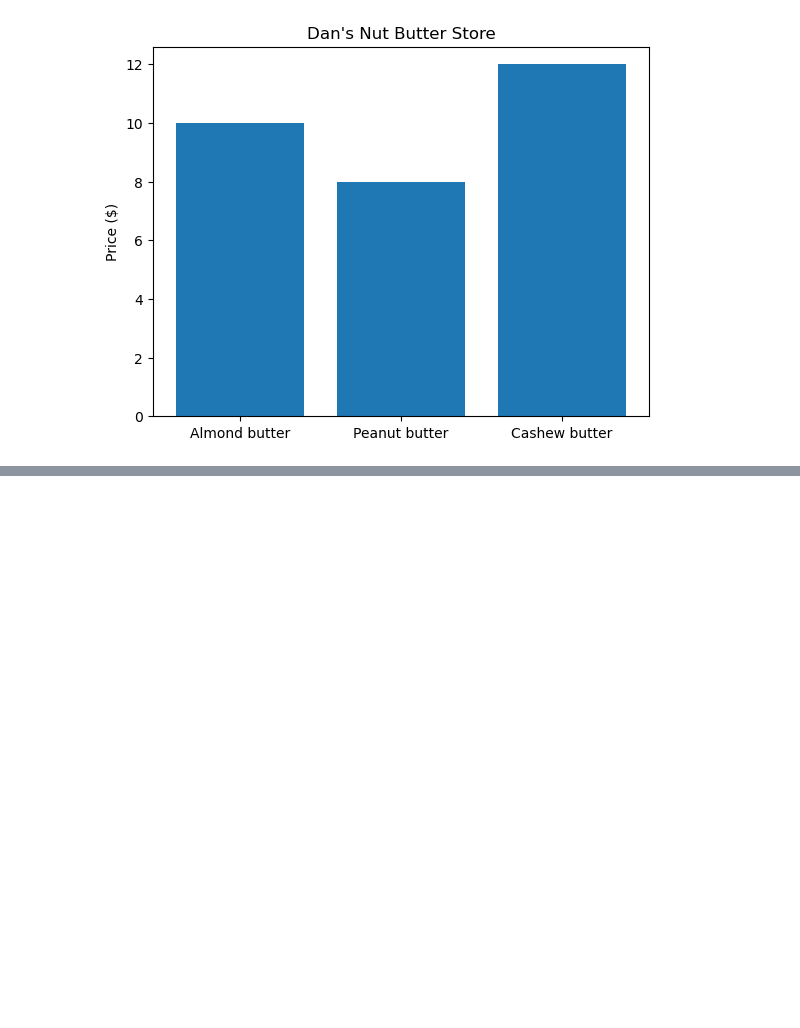
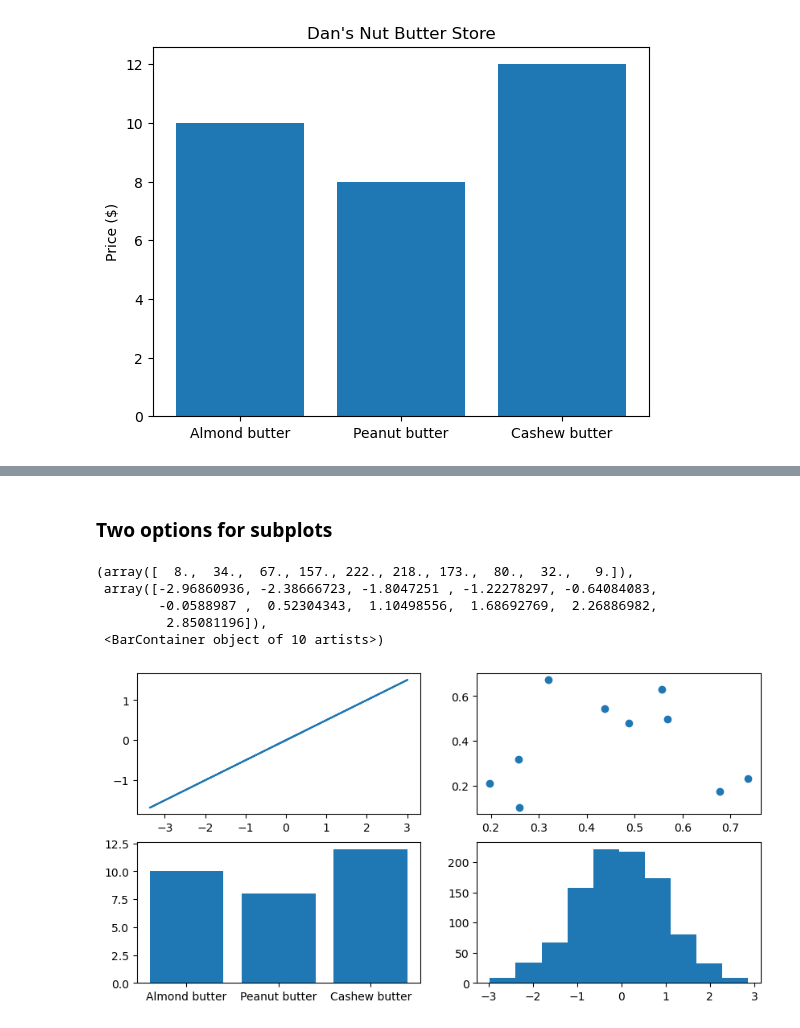
Before and after one commit to kunzaka001/learnML, a Jupyter notebook: intro to matplotlib/Introduction to Matplotlib.ipynb, the cells around one changed output, grey strips where cells are left out. Cells and saved outputs as stored; diff of their text form; code cells hidden in the pictures; blank space fills up the shorter version.

```diff
--- a/intro to matplotlib/Introduction to Matplotlib.ipynb
+++ b/intro to matplotlib/Introduction to Matplotlib.ipynb
@@ -131,0 +145,20 @@ ax.set(title="Dan's Nut Butter Store",
+# %% [markdown]
+### Two options for subplots
+# %%
+# Subplot option 1
+fig, ((ax1, ax2), (ax3, ax4)) = plt.subplots(nrows=2,
+                                            ncols=2,
+                                            figsize=(10, 5))
+
+# Plot to each different axis
+ax1.plot(x, x/2);
+ax2.scatter(np.random.random(10), np.random.random(10))
+ax3.bar(nut_butter_prices.keys(), nut_butter_prices.values())
+ax4.hist(np.random.randn(1000))
+# %% [output]
+(array([  8.,  34.,  67., 157., 222., 218., 173.,  80.,  32.,   9.]),
+ array([-2.96860936, -2.38666723, -1.8047251 , -1.22278297, -0.64084083,
+        -0.0588987 ,  0.52304343,  1.10498556,  1.68692769,  2.26886982,
+         2.85081196]),
+ <BarContainer object of 10 artists>)
+[figure, added]
```
Also changed, not shown: parts of 2 cells of this notebook.
